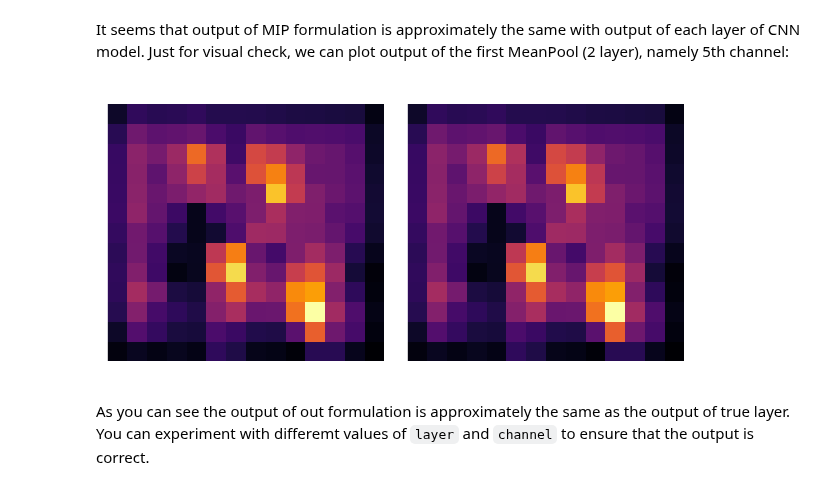
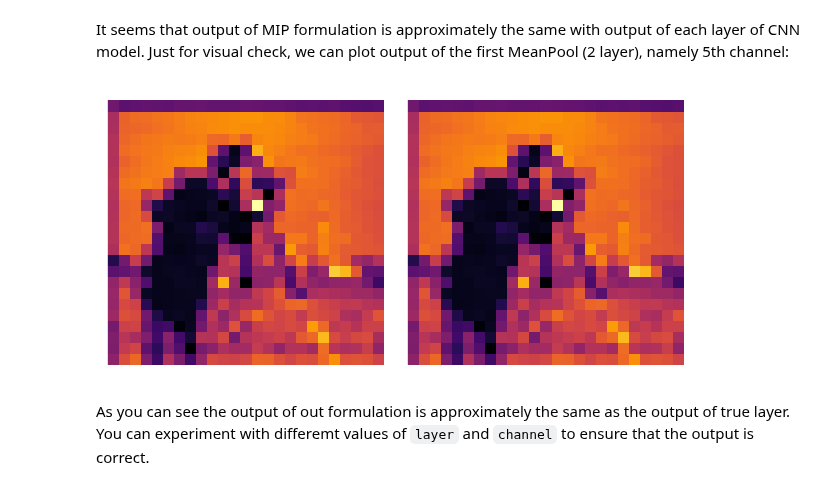
Before and after one commit to gamma-opt/Gogeta.jl, a Jupyter notebook: examples/conv_neural_networks.ipynb, the cells around one changed output. Saved outputs shown, nothing was run; the diff lists cells and outputs as text; code cells hidden in the pictures.

```diff
--- a/examples/conv_neural_networks.ipynb
+++ b/examples/conv_neural_networks.ipynb
@@ -170,12 +183,13 @@ Output, approximately the same = true
 # %% [markdown]
 It seems that output of MIP formulation is approximately the same with output of each layer of CNN model. Just for visual check, we can plot output of the first MeanPool (2 layer), namely 5th channel:
 # %%
-layer = 2 # you can change it to any layer you want
-channel = 5 # you can change it to any channel you want, just make sure that it exists
+layer = 1 # you can change it to any layer you want
+channel = 2 # you can change it to any channel you want, just make sure that it exists
+
 h1 = heatmap(CNN_model[1:layer](input)[:, :, channel, 1], background=false, legend=false, color=:inferno, aspect_ratio=:equal, axis=([], false))
 h2 = heatmap(image_pass!(jump, input, cnns, layer)[:, :, channel], background=false, legend=false, color=:inferno, aspect_ratio=:equal, axis=([], false))
 display(MIME"image/png"(), plot(h1, h2, layout=(1, 2), size=(600, 300)))
 # %% [output]
-[figure, old version]
+[figure, new version]
 # %% [markdown]
 As you can see the output of out formulation is approximately the same as the output of true layer. You can experiment with differemt values of `layer` and `channel` to ensure that the output is correct.
```
Also changed, not shown: parts of 8 cells of this notebook.
